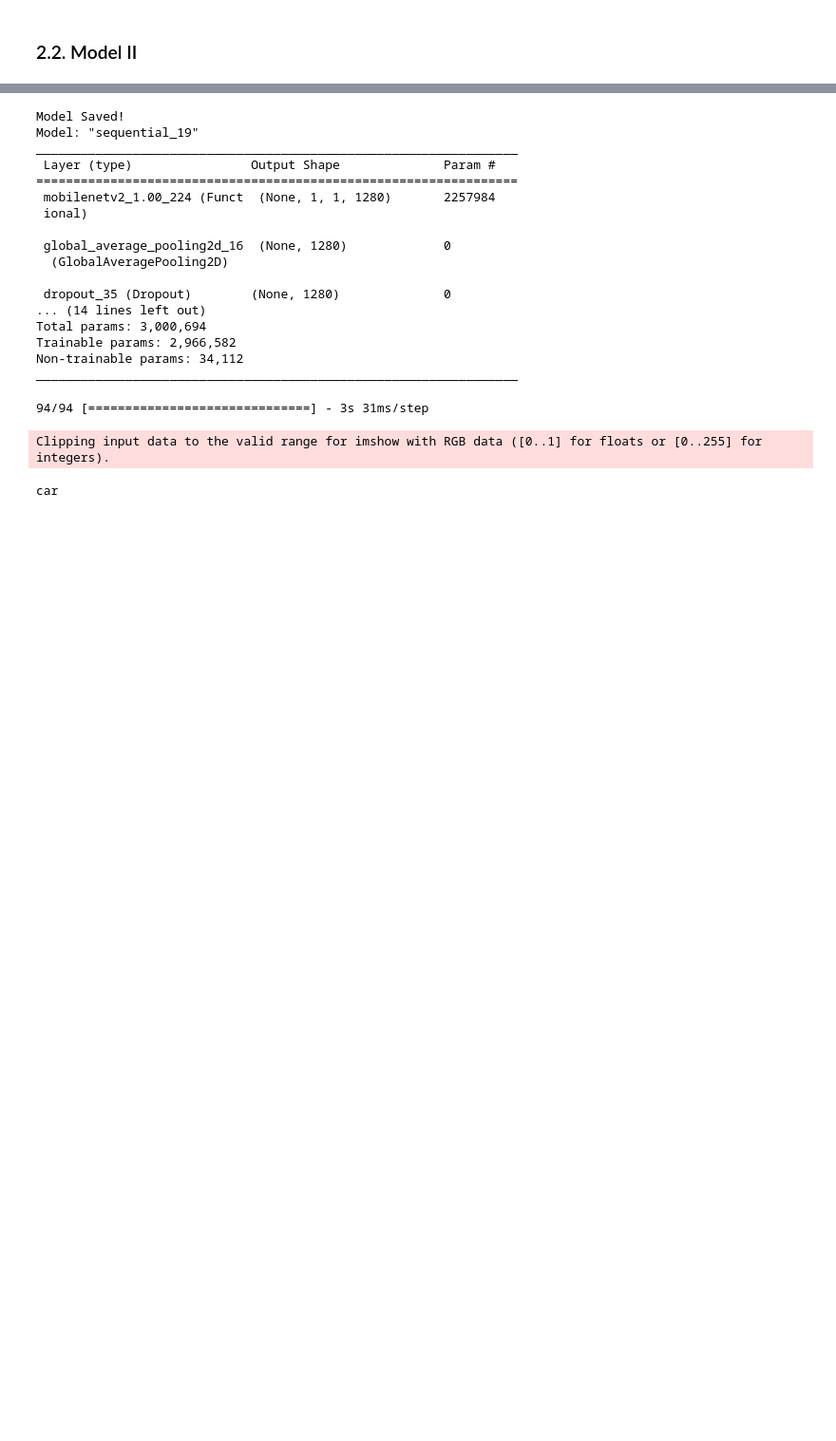
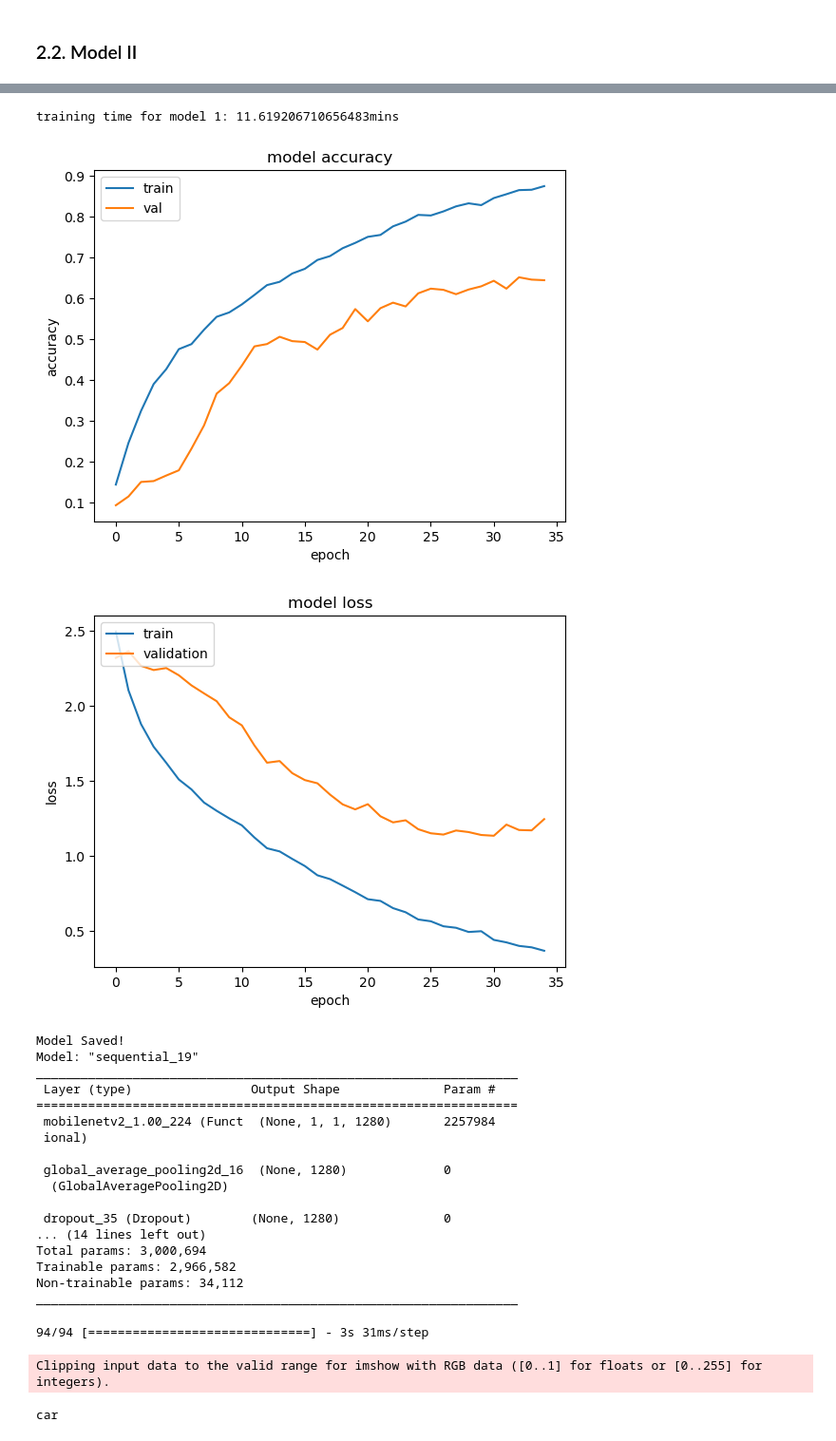
Before and after one commit to TZstatsADS/fall2022-project3-prj3-group8, a Jupyter notebook: doc/main.ipynb, the cells around one changed output, grey strips where cells are left out. Shown: that part at 95% size. Saved outputs shown, nothing was run; the diff lists cells and outputs as text; code cells hidden in the pictures; blank space fills up the shorter version.

Commit message:
zhejing Shi final model

```diff
--- a/doc/main.ipynb
+++ b/doc/main.ipynb
@@ -232,10 +235,14 @@ Clipping input data to the valid range for imshow with RGB data ([0..1] for floa
 # %%
+## Base model of model2
+
 #transfer learning model without Image augmentation
+
 #### Image prepreration and nomalization
 from sklearn.model_selection import train_test_split
 clean_imgs = imgs[0:10000]
 noisy_imgs = imgs[10000:]
 noisy_labels_400000 =  noisy_labels[10000:]
+
 ### split the clean dataset into train and test
 X_train_clean, X_test, y_train_clean, y_test = train_test_split(clean_imgs, clean_labels, test_size=0.3)
 
@@ -248,16 +255,16 @@ y_train_combined = np.concatenate((y_train_clean, noisy_labels_400000))
 X_test = X_test / 225
 X_train_combined = X_train_combined / 225
 X_train_clean = X_train_clean/225
-print(X_train_combined.shape)
-print(y_train_combined.shape)
 
 
 IMG_SIZE = 32
 IMG_SHAPE = (IMG_SIZE, IMG_SIZE, 3)
 
+### loade pretrained model Mobilnet
 MobileNet = tf.keras.applications.mobilenet_v2.MobileNetV2(input_shape=IMG_SHAPE, include_top=False, weights='imagenet')
 MobileNet.trainable= True
 
+### construct NN
 model = tf.keras.Sequential([
     MobileNet,
     #tf.keras.layers.Conv2D(12,(3,3), activation = 'relu', input_shape = (7, 7, 1280)),
@@ -278,6 +285,9 @@ model.compile(optimizer=tf.keras.optimizers.Adam(0.0001),
               metrics=['sparse_categorical_accuracy'])
 
 callback = tf.keras.callbacks.EarlyStopping( patience=4)
-model.fit(X_train_clean, y_train_clean, batch_size = 32, epochs=60, validation_split = 0.2, callbacks = [callback])
+
+start = time.time()
+history_2_1 =model.fit(X_train_clean, y_train_clean, batch_size = 32, epochs=60, validation_split = 0.2, callbacks = [callback])
+end = time.time()
 model.evaluate(X_test, y_test)
 # %% [output]
@@ -302,3 +314,33 @@ Epoch 30/60
+# %%
+# summarize history for accuracy
+
+print("training time for model 1: " + str((end - start)/60) + 'mins')
+# %% [output]
+training time for model 1: 11.619206710656483mins
+# %%
+# model run time
+print("training time for model 1: " + str((end - start)/60) + 'mins')
+
+#### plot the acc and loss
+plt.plot(history_2_1.history['sparse_categorical_accuracy'])
+plt.plot(history_2_1.history['val_sparse_categorical_accuracy'])
+plt.title('model accuracy')
+plt.ylabel('accuracy')
+plt.xlabel('epoch')
+plt.legend(['train', 'val'], loc='upper left')
+plt.show()
+
+##plot loss
+plt.plot(history_2_1.history['loss'])
+plt.plot(history_2_1.history['val_loss'])
+plt.title('model loss')
+plt.ylabel('loss')
+plt.xlabel('epoch')
+plt.legend(['train', 'validation'], loc='upper left')
+plt.show()
+# %% [output]
+[figure, added]
+[figure, added]
 # %%
 
 ### Save the  model
```
Also changed, not shown: parts of 24 cells of this notebook.
